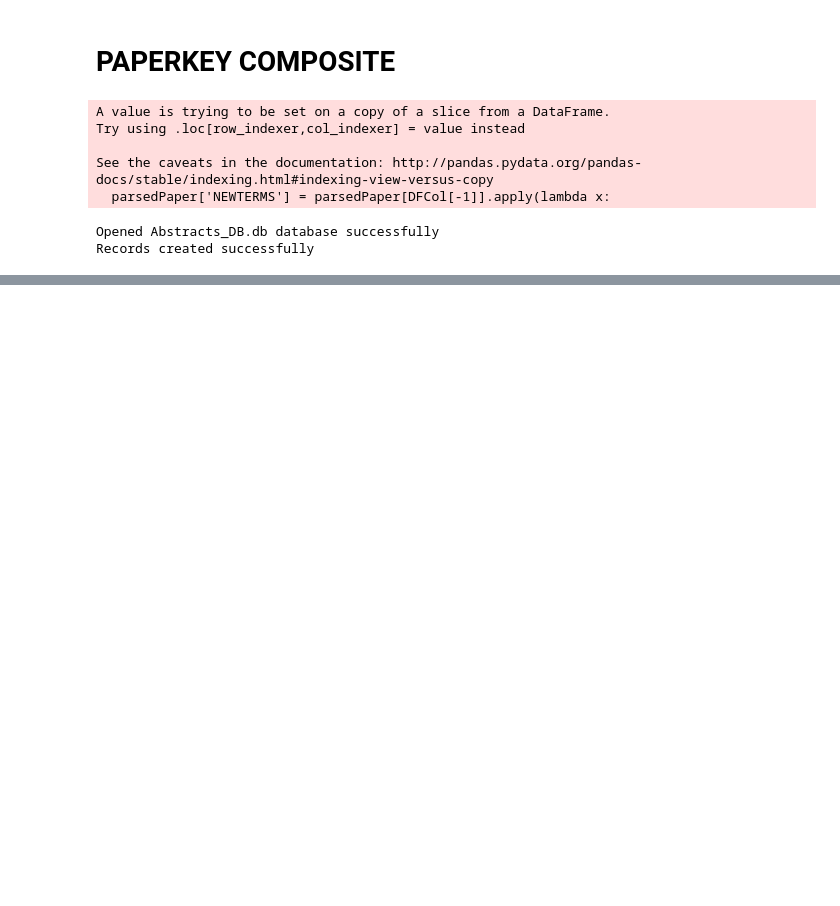
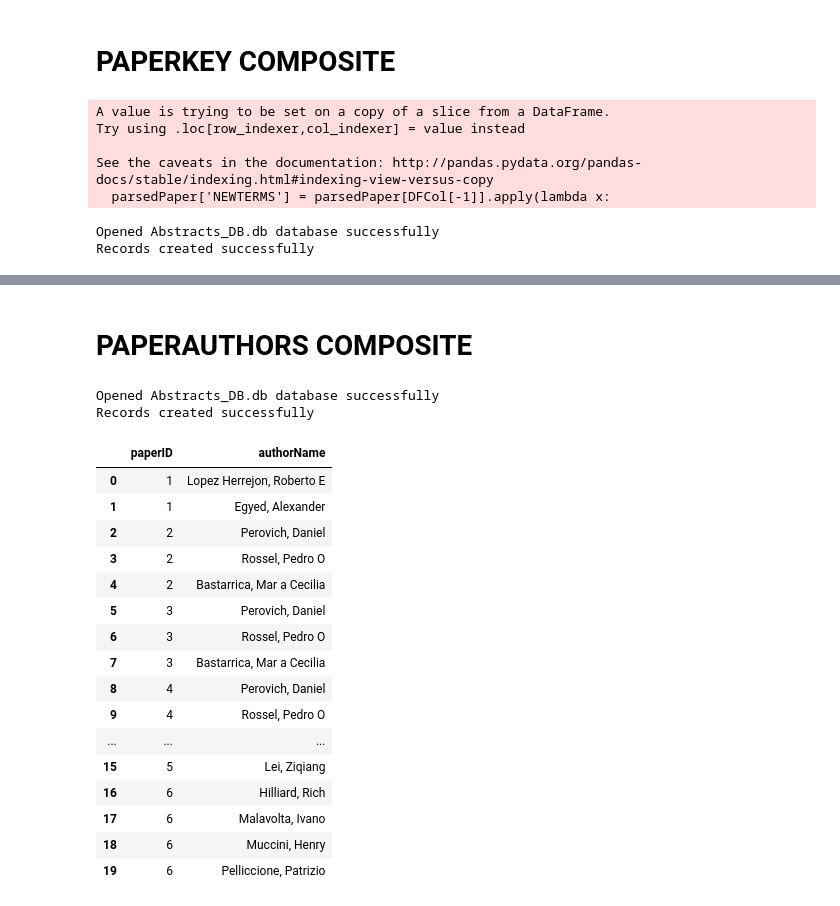
Before and after one commit to noveroa/DataBases, a Jupyter notebook: sqlStart/newSqlNotebooknew_compositesadded.ipynb, the cells around one changed output, grey strips where cells are left out. Drawn from its saved outputs; the diff is of its cells as text; code cells hidden in the pictures; blank space fills up the shorter version.

```diff
--- a/sqlStart/newSqlNotebooknew_compositesadded.ipynb
+++ b/sqlStart/newSqlNotebooknew_compositesadded.ipynb
@@ -226,0 +261,27 @@ pk.tail()
+# %% [markdown]
+# PAPERAUTHORS COMPOSITE
+# %%
+authors = cmd.createPAPERAUTHORTable(paperDF[['paperID', 'authors']])
+# %% [output]
+Opened Abstracts_DB.db database successfully
+Records created successfully
+# %%
+authors.head(20)
+# %% [output]
+|  | paperID | authorName |
+| 0 | 1 | Lopez Herrejon, Roberto E |
+| 1 | 1 | Egyed, Alexander |
+| 2 | 2 | Perovich, Daniel |
+| 3 | 2 | Rossel, Pedro O |
+| 4 | 2 | Bastarrica, Mar a Cecilia |
+| 5 | 3 | Perovich, Daniel |
+| 6 | 3 | Rossel, Pedro O |
+| 7 | 3 | Bastarrica, Mar a Cecilia |
+| 8 | 4 | Perovich, Daniel |
+| 9 | 4 | Rossel, Pedro O |
+| ... | ... | ... |
+| 15 | 5 | Lei, Ziqiang |
+| 16 | 6 | Hilliard, Rich |
+| 17 | 6 | Malavolta, Ivano |
+| 18 | 6 | Muccini, Henry |
+| 19 | 6 | Pelliccione, Patrizio |
```
Also changed, not shown: parts of 13 cells of this notebook, 2 other files.
